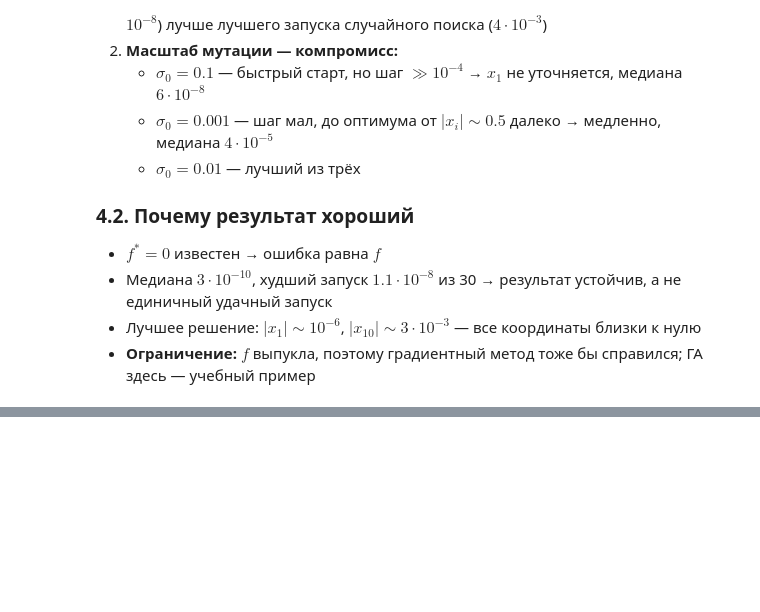
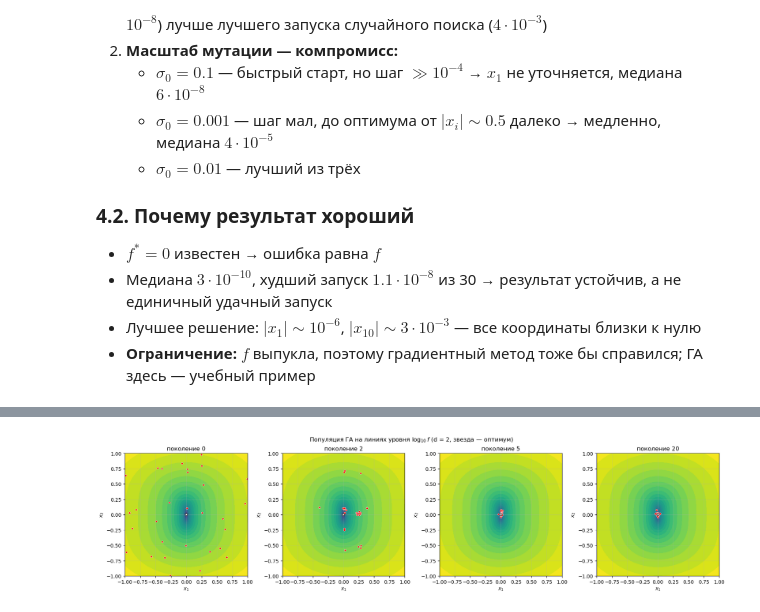
Before and after one commit to mack011y/gen_lab1, a Jupyter notebook: lab1/lab1.ipynb, the cells around one changed output, grey strips where cells are left out. Saved outputs shown, nothing was run; the diff lists cells and outputs as text; code cells hidden in the pictures; blank space fills up the shorter version.

Commit message:
Lab1: extra task — d=2 convergence visualization (snapshots + GIF)

```diff
--- a/lab1/lab1.ipynb
+++ b/lab1/lab1.ipynb
@@ -455,0 +514,8 @@ $\quad$ → один шаг не подходит всем координата
+# %%
+demo_cfg = replace(BASE, pop_size=30, pm=0.5, max_evals=30 + 20 * 28)
+demo_pops = run_ga(demo_cfg, seed=7, d=2, record_pop=True)["populations"]
+
+plot_population_snapshots(demo_pops, [0, 2, 5, 20], RESULTS / "demo_d2_population.png")
+animate_population(demo_pops, RESULTS / "demo_d2_population.gif")
+# %% [output]
+[figure, added]
```
Also changed, not shown: parts of 8 cells of this notebook, 11 other files.
